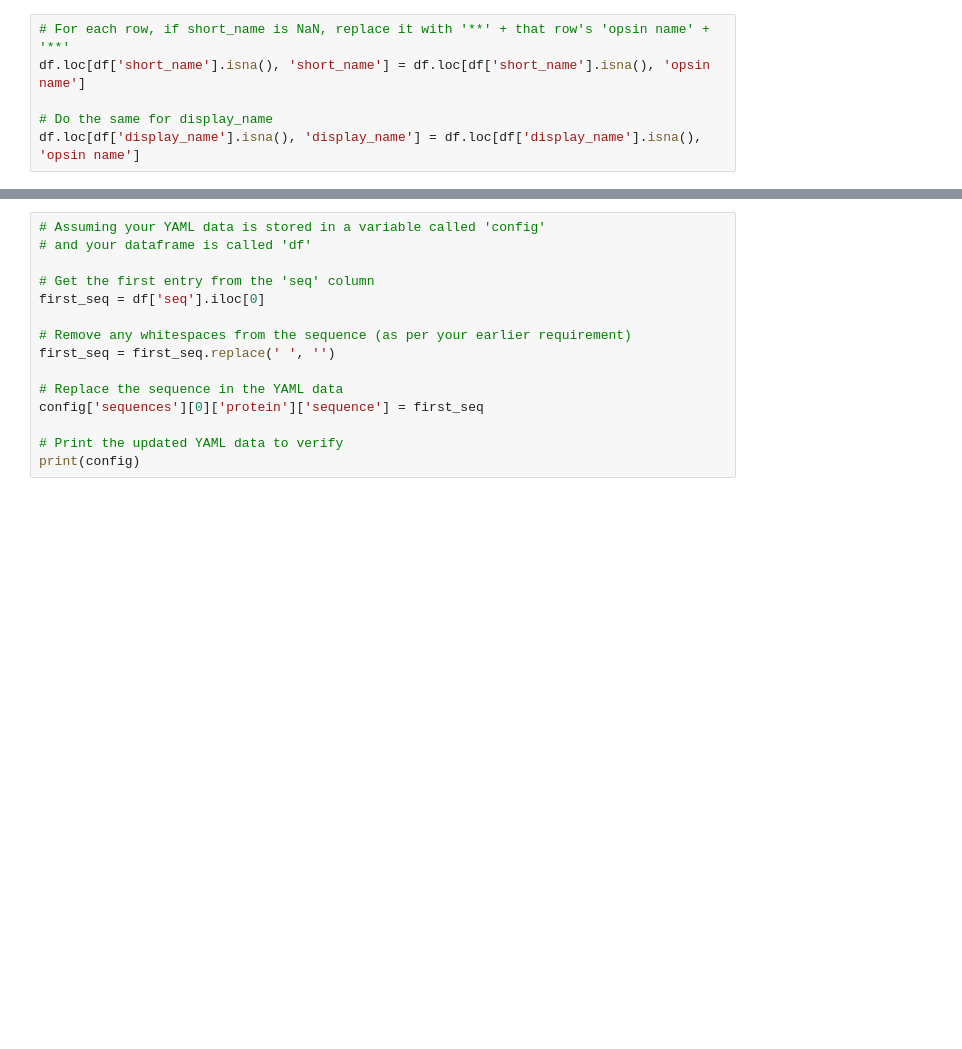
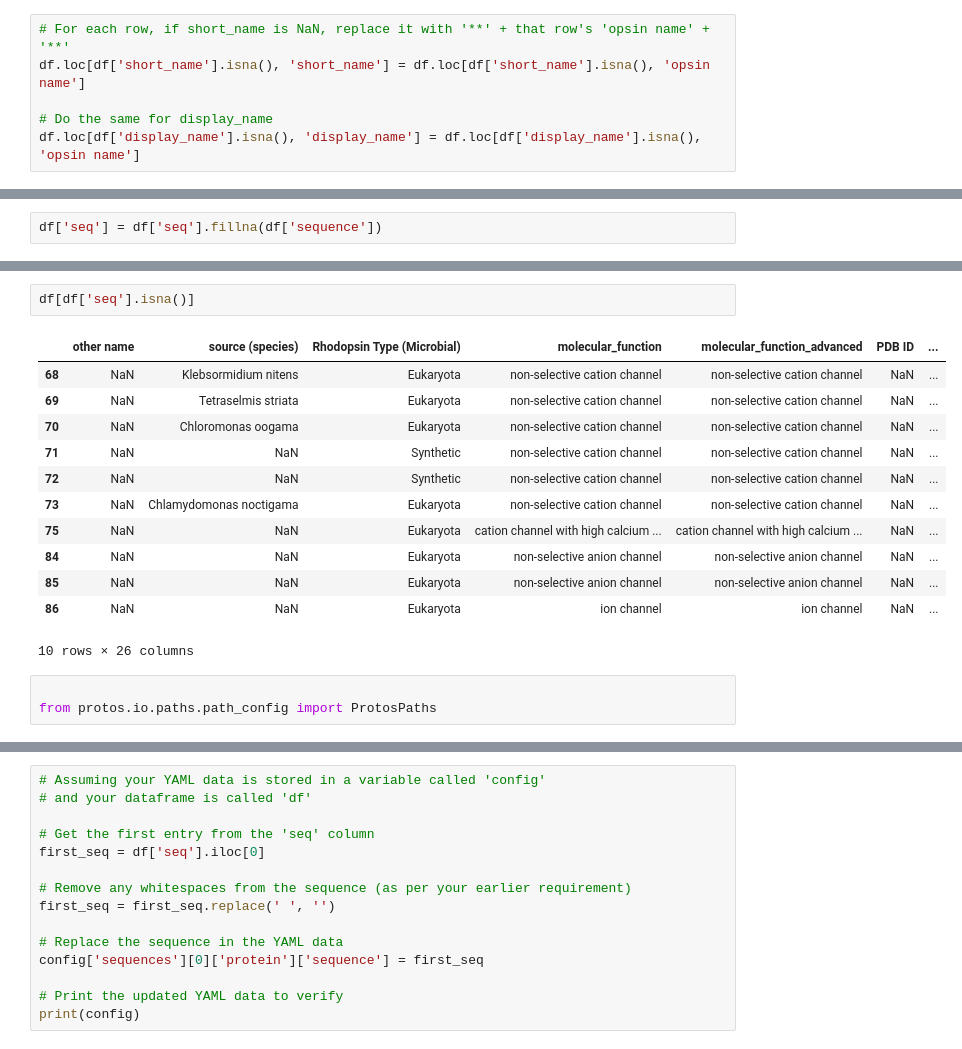
Before and after one commit to flurinh/MOGRN, a Jupyter notebook: prepare_yaml.ipynb, the cells around one changed output, grey strips where cells are left out. Cells and saved outputs as stored; diff of their text form; blank space fills up the shorter version.

```diff
--- a/prepare_yaml.ipynb
+++ b/prepare_yaml.ipynb
@@ -91,3 +109,5 @@ Index: 136, short_name: 'MrRh-PDE', opsin name: 'MrRh-PDE'
+# %%
+df['seq'] = df['seq'].fillna(df['sequence'])
 # %%
 # Replace special characters with underscores in both columns
 import re
@@ -119 +139,19 @@ Sample of updated rows:
 4       HmHR       HmHR         HmHR
+# %%
+df[df['seq'].isna()]
+# %% [output]
+|  | other name | source (species) | Rhodopsin Type (Microbial) | molecular_function | molecular_function_advanced | PDB ID | ... |
+| 68 | NaN | Klebsormidium nitens | Eukaryota | non-selective cation channel | non-selective cation channel | NaN | ... |
+| 69 | NaN | Tetraselmis striata | Eukaryota | non-selective cation channel | non-selective cation channel | NaN | ... |
+| 70 | NaN | Chloromonas oogama | Eukaryota | non-selective cation channel | non-selective cation channel | NaN | ... |
+| 71 | NaN | NaN | Synthetic | non-selective cation channel | non-selective cation channel | NaN | ... |
+| 72 | NaN | NaN | Synthetic | non-selective cation channel | non-selective cation channel | NaN | ... |
+| 73 | NaN | Chlamydomonas noctigama | Eukaryota | non-selective cation channel | non-selective cation channel | NaN | ... |
+| 75 | NaN | NaN | Eukaryota | cation channel with high calcium ... | cation channel with high calcium ... | NaN | ... |
+| 84 | NaN | NaN | Eukaryota | non-selective anion channel | non-selective anion channel | NaN | ... |
+| 85 | NaN | NaN | Eukaryota | non-selective anion channel | non-selective anion channel | NaN | ... |
+| 86 | NaN | NaN | Eukaryota | ion channel | ion channel | NaN | ... |
+10 rows × 26 columns
+# %%
+
+from protos.io.paths.path_config import ProtosPaths
```
Also changed, not shown: parts of 16 cells of this notebook, 24 other files.
